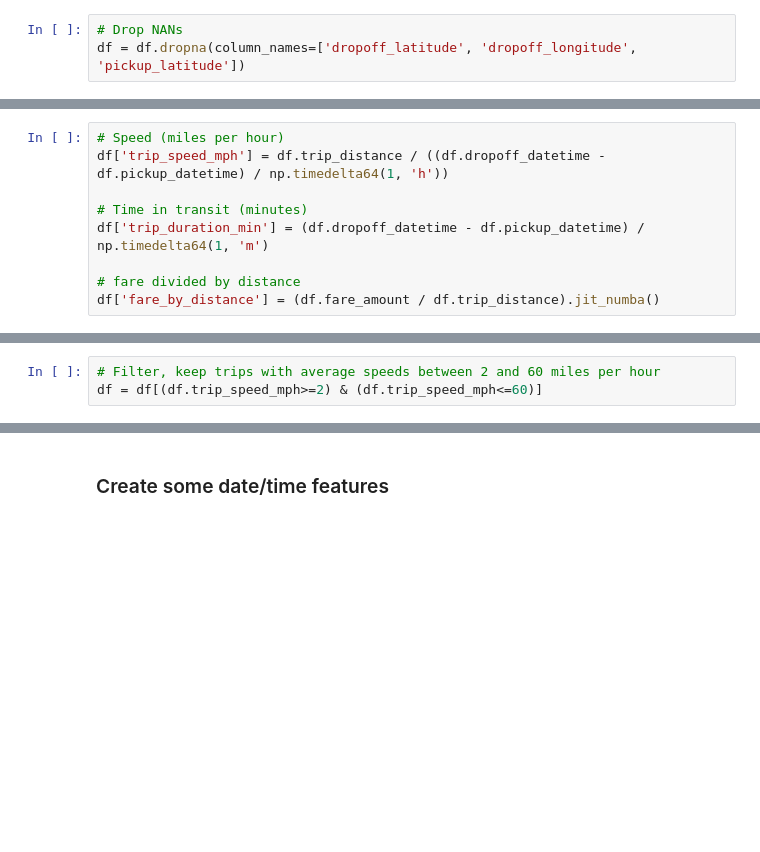
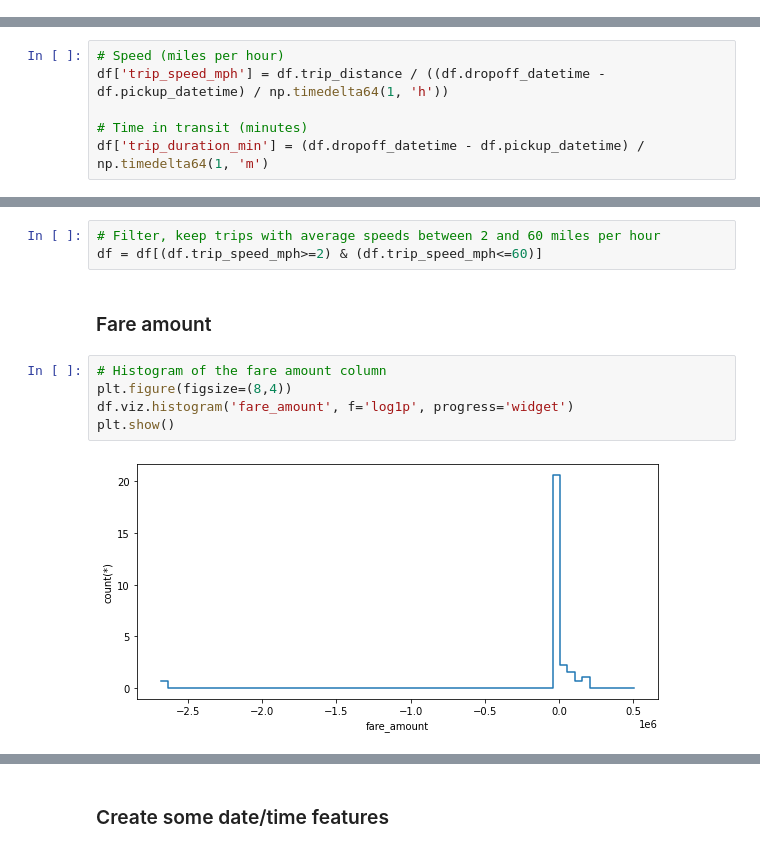
Before and after one commit to vaexio/vaex-talks, a Jupyter notebook: 2021-goto-copenhagen/goto-copenhagen-2021-vaex-example.ipynb, the cells around one changed output, grey strips where cells are left out. Drawn from its saved outputs; the diff is of its cells as text; blank space fills up the shorter version.

```diff
--- a/2021-goto-copenhagen/goto-copenhagen-2021-vaex-example.ipynb
+++ b/2021-goto-copenhagen/goto-copenhagen-2021-vaex-example.ipynb
@@ -192,6 +379,3 @@ df = df[(df.trip_distance>0) & (df.trip_distance<10)]
-# %%
-# Drop NANs
-df = df.dropna(column_names=['dropoff_latitude', 'dropoff_longitude', 'pickup_latitude'])
 # %% [markdown]
 ### What _is_ New York City really?
 # %%
@@ -221,9 +405,6 @@ df['trip_speed_mph'] = df.trip_distance / ((df.dropoff_datetime - df.pickup_date
 
 # Time in transit (minutes)
 df['trip_duration_min'] = (df.dropoff_datetime - df.pickup_datetime) / np.timedelta64(1, 'm')
-
-# fare divided by distance
-df['fare_by_distance'] = (df.fare_amount / df.trip_distance).jit_numba()
 # %% [markdown]
 ### Trip duration
 # %%
@@ -255,3 +436,12 @@ plt.show()
 # %%
 # Filter, keep trips with average speeds between 2 and 60 miles per hour
 df = df[(df.trip_speed_mph>=2) & (df.trip_speed_mph<=60)]
+# %% [markdown]
+### Fare amount
+# %%
+# Histogram of the fare amount column
+plt.figure(figsize=(8,4))
+df.viz.histogram('fare_amount', f='log1p', progress='widget')
+plt.show()
+# %% [output]
+[figure, added]
```
Also changed, not shown: parts of 67 cells of this notebook, 1 other file.
